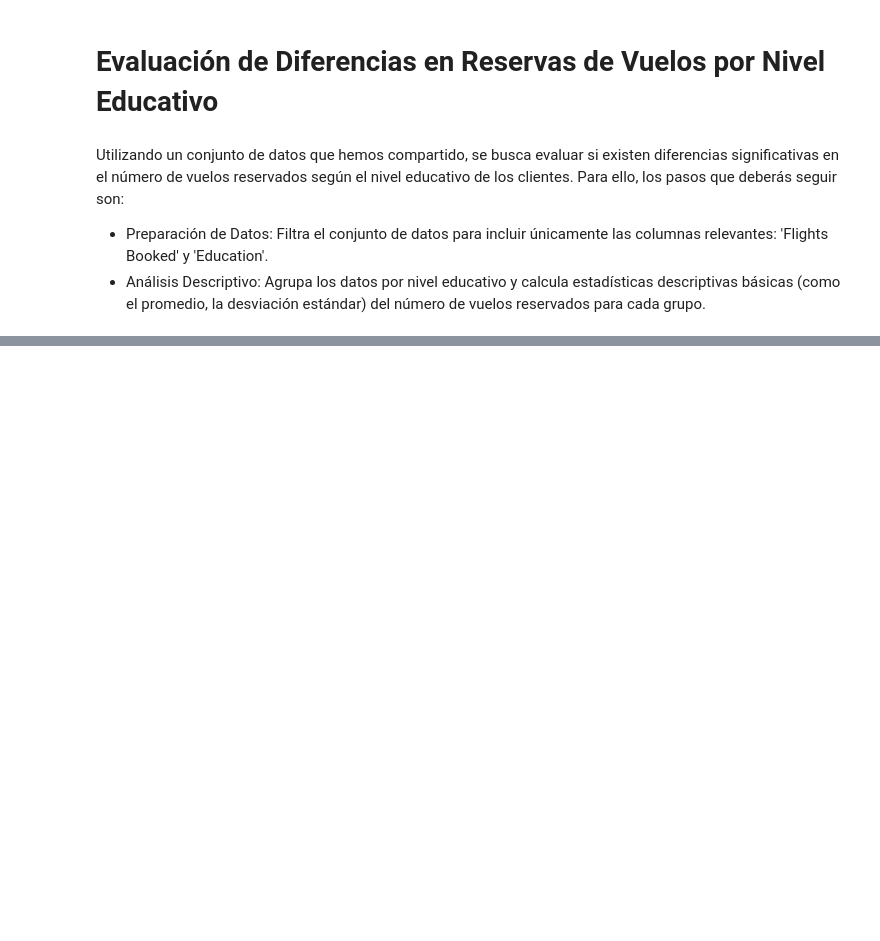
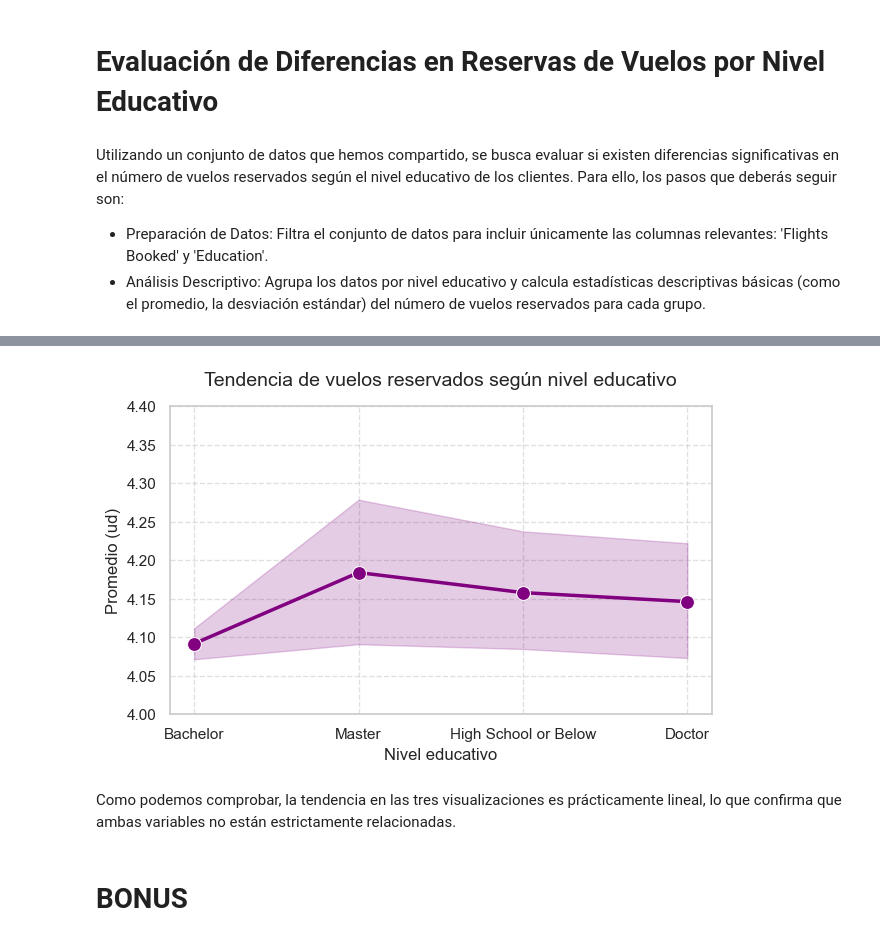
Before and after one commit to Adalab/bda-modulo-3-evaluacion-final-PatriciaAnaya, a Jupyter notebook: bda-modulo-3-evaluacion-final-PatriciaAnaya.ipynb, the cells around one changed output, grey strips where cells are left out. Drawn from its saved outputs; the diff is of its cells as text; code cells hidden in the pictures; blank space fills up the shorter version.

```diff
--- a/bda-modulo-3-evaluacion-final-PatriciaAnaya.ipynb
+++ b/bda-modulo-3-evaluacion-final-PatriciaAnaya.ipynb
@@ -883,0 +963,32 @@ grupo.
+# %%
+promedio_total = df_booked_flight['flights_booked'].mean()
+
+sns.set_theme(style="whitegrid")
+plt.figure(figsize=(7, 4))
+
+sns.lineplot(
+    data=df_booked_flight,
+    x="education",
+    y="flights_booked",
+    marker="o",
+    markersize=10,
+    color="purple",
+    linewidth=2.5,
+)
+
+# 3. Personalización profesional
+plt.title("Tendencia de vuelos reservados según nivel educativo", fontsize=14, pad=15)
+plt.xlabel("Nivel educativo", fontsize=12)
+plt.ylabel("Promedio (ud)", fontsize=12)
+
+# Ajustamos el eje Y para filtrar los datos. Al estar el promedio entre 4 y 4.3; de esta manera no saldrá muy pequeño en comparación con la gráfica
+plt.ylim(4, 4.4)
+
+plt.grid(True, linestyle='--', alpha=0.6)
+plt.show()
+# %% [output]
+[figure, added]
+# %% [markdown]
+Como podemos comprobar, la tendencia en las tres visualizaciones es prácticamente lineal, lo que confirma que ambas variables no están estrictamente relacionadas.
+# %% [markdown]
+# BONUS
```
Also changed, not shown: parts of 17 cells of this notebook.
